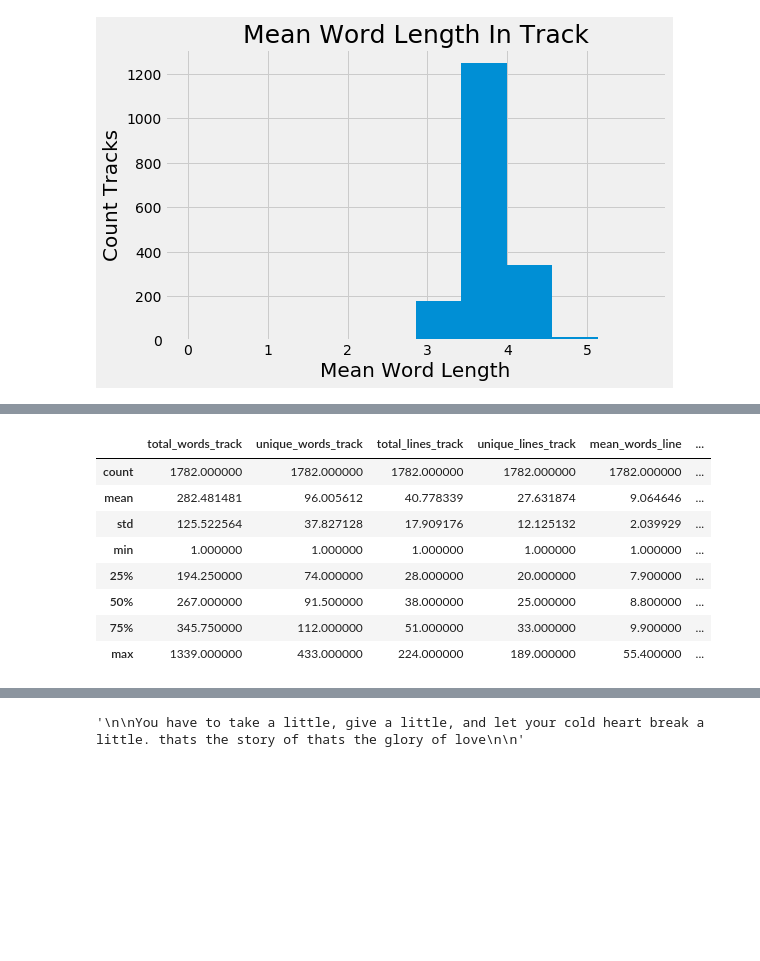
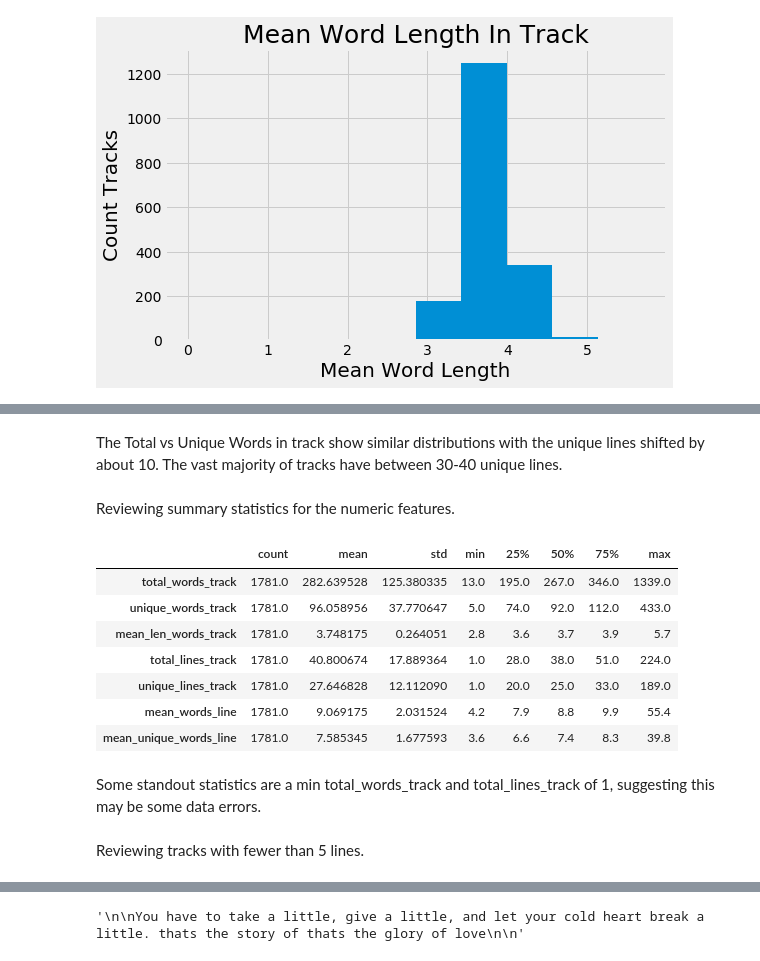
Before and after one commit to csinatra/crooner, a Jupyter notebook: notebooks/02_eda.ipynb, the cells around one changed output, grey strips where cells are left out. Cells and saved outputs as stored; diff of their text form; code cells hidden in the pictures; blank space fills up the shorter version.

```diff
--- a/notebooks/02_eda.ipynb
+++ b/notebooks/02_eda.ipynb
@@ -114,6 +122,10 @@ lyric_df = lyric_df.drop(index='4tjLYTXFqZhkUDga4bQ0yl', axis=0)
 lyric_df = lyric_df.drop(index='2za6PlkAQAMMu0VFsfBoHC', axis=0)
 # %%
 lyric_df = lyric_df.drop(index='0CNKS52qyUU9124pyENtbl', axis=0)
+# %%
+lyric_df = lyric_df.drop(index='7Mfb2IwRNP8Qi7Ojtpmi37', axis=0)
+# %%
+lyric_df = lyric_df.drop(index='53l6zTxcgzRMAgD3eS6zqF', axis=0)
 # %% [markdown]
 Missing ']' creating a tagging error.
 # %%
@@ -597,15 +695,22 @@ py.plot(fig, filename='mean_words_overlay', auto_open=True)
+# %% [markdown]
+The Total vs Unique Words in track show similar distributions with the unique lines shifted by about 10. The vast majority of tracks have between 30-40 unique lines.
+# %% [markdown]
+Reviewing summary statistics for the numeric features.
 # %%
-lyric_df.describe()
+lyric_df.describe().T
 # %% [output]
-|  | total_words_track | unique_words_track | total_lines_track | unique_lines_track | mean_words_line | ... |
-| count | 1782.000000 | 1782.000000 | 1782.000000 | 1782.000000 | 1782.000000 | ... |
-| mean | 282.481481 | 96.005612 | 40.778339 | 27.631874 | 9.064646 | ... |
-| std | 125.522564 | 37.827128 | 17.909176 | 12.125132 | 2.039929 | ... |
-| min | 1.000000 | 1.000000 | 1.000000 | 1.000000 | 1.000000 | ... |
-| 25% | 194.250000 | 74.000000 | 28.000000 | 20.000000 | 7.900000 | ... |
-| 50% | 267.000000 | 91.500000 | 38.000000 | 25.000000 | 8.800000 | ... |
-| 75% | 345.750000 | 112.000000 | 51.000000 | 33.000000 | 9.900000 | ... |
-| max | 1339.000000 | 433.000000 | 224.000000 | 189.000000 | 55.400000 | ... |
+|  | count | mean | std | min | 25% | 50% | 75% | max |
+| total_words_track | 1781.0 | 282.639528 | 125.380335 | 13.0 | 195.0 | 267.0 | 346.0 | 1339.0 |
+| unique_words_track | 1781.0 | 96.058956 | 37.770647 | 5.0 | 74.0 | 92.0 | 112.0 | 433.0 |
+| mean_len_words_track | 1781.0 | 3.748175 | 0.264051 | 2.8 | 3.6 | 3.7 | 3.9 | 5.7 |
+| total_lines_track | 1781.0 | 40.800674 | 17.889364 | 1.0 | 28.0 | 38.0 | 51.0 | 224.0 |
+| unique_lines_track | 1781.0 | 27.646828 | 12.112090 | 1.0 | 20.0 | 25.0 | 33.0 | 189.0 |
+| mean_words_line | 1781.0 | 9.069175 | 2.031524 | 4.2 | 7.9 | 8.8 | 9.9 | 55.4 |
+| mean_unique_words_line | 1781.0 | 7.585345 | 1.677593 | 3.6 | 6.6 | 7.4 | 8.3 | 39.8 |
+# %% [markdown]
+Some standout statistics are a min total_words_track and total_lines_track of 1, suggesting this may be some data errors.
+# %% [markdown]
+Reviewing tracks with fewer than 5 lines.
 # %%
 lyric_df[lyric_df.loc[:,'total_lines_track'] < 5]
 # %% [output]
```
Also changed, not shown: parts of 92 cells of this notebook, 5 other files.
